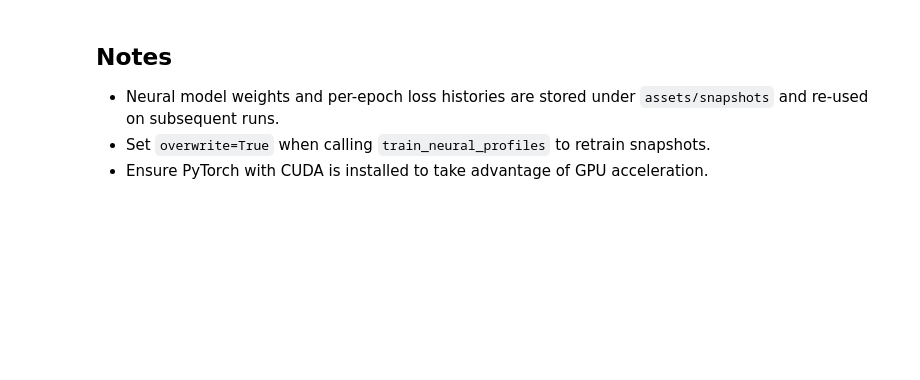
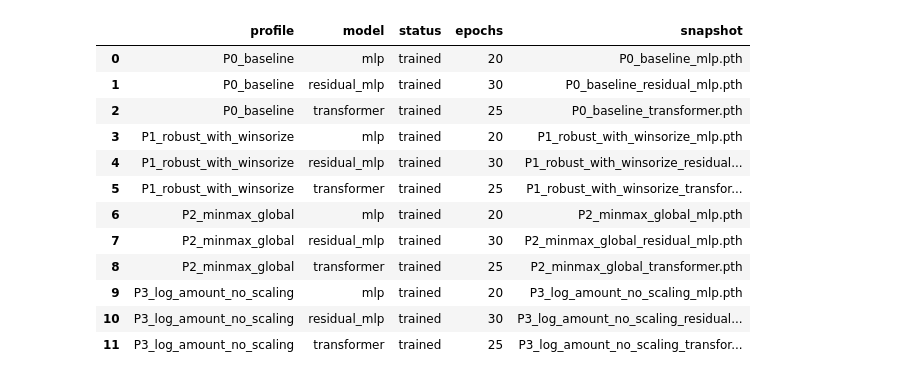
Before and after one commit to scdxwyxj-ops/ML_code_repo, a Jupyter notebook: scripts/q2.ipynb, the cells around one changed output. Saved outputs shown, nothing was run; the diff lists cells and outputs as text; code cells hidden in the pictures; blank space fills up the shorter version.

```diff
--- a/scripts/q2.ipynb
+++ b/scripts/q2.ipynb
@@ -353,4 +390,16 @@ Dataset shape: (200000, 31)
 # %%
-training_logs = train_neural_profiles(raw_df, overwrite=False)
-training_logs_df = pd.DataFrame(training_logs)
-training_logs_df if not training_logs_df.empty else 'No neural training executed (snapshots already present).'
+training_logs_df = pd.DataFrame(training_logs); training_logs_df if not training_logs_df.empty else 'No neural training required.'
+# %% [output]
+|  | profile | model | status | epochs | snapshot |
+| 0 | P0_baseline | mlp | trained | 20 | P0_baseline_mlp.pth |
+| 1 | P0_baseline | residual_mlp | trained | 30 | P0_baseline_residual_mlp.pth |
+| 2 | P0_baseline | transformer | trained | 25 | P0_baseline_transformer.pth |
+| 3 | P1_robust_with_winsorize | mlp | trained | 20 | P1_robust_with_winsorize_mlp.pth |
+| 4 | P1_robust_with_winsorize | residual_mlp | trained | 30 | P1_robust_with_winsorize_residual... |
+| 5 | P1_robust_with_winsorize | transformer | trained | 25 | P1_robust_with_winsorize_transfor... |
+| 6 | P2_minmax_global | mlp | trained | 20 | P2_minmax_global_mlp.pth |
+| 7 | P2_minmax_global | residual_mlp | trained | 30 | P2_minmax_global_residual_mlp.pth |
+| 8 | P2_minmax_global | transformer | trained | 25 | P2_minmax_global_transformer.pth |
+| 9 | P3_log_amount_no_scaling | mlp | trained | 20 | P3_log_amount_no_scaling_mlp.pth |
+| 10 | P3_log_amount_no_scaling | residual_mlp | trained | 30 | P3_log_amount_no_scaling_residual... |
+| 11 | P3_log_amount_no_scaling | transformer | trained | 25 | P3_log_amount_no_scaling_transfor... |
@@ -363,5 +405,0 @@ ablation_results.reset_index(drop=True)
-# %% [markdown]
-## Notes
-- Neural model weights and per-epoch loss histories are stored under `assets/snapshots` and re-used on subsequent runs.
-- Set `overwrite=True` when calling `train_neural_profiles` to retrain snapshots.
-- Ensure PyTorch with CUDA is installed to take advantage of GPU acceleration.
```
Also changed, not shown: parts of 11 cells of this notebook, 46 other files.
